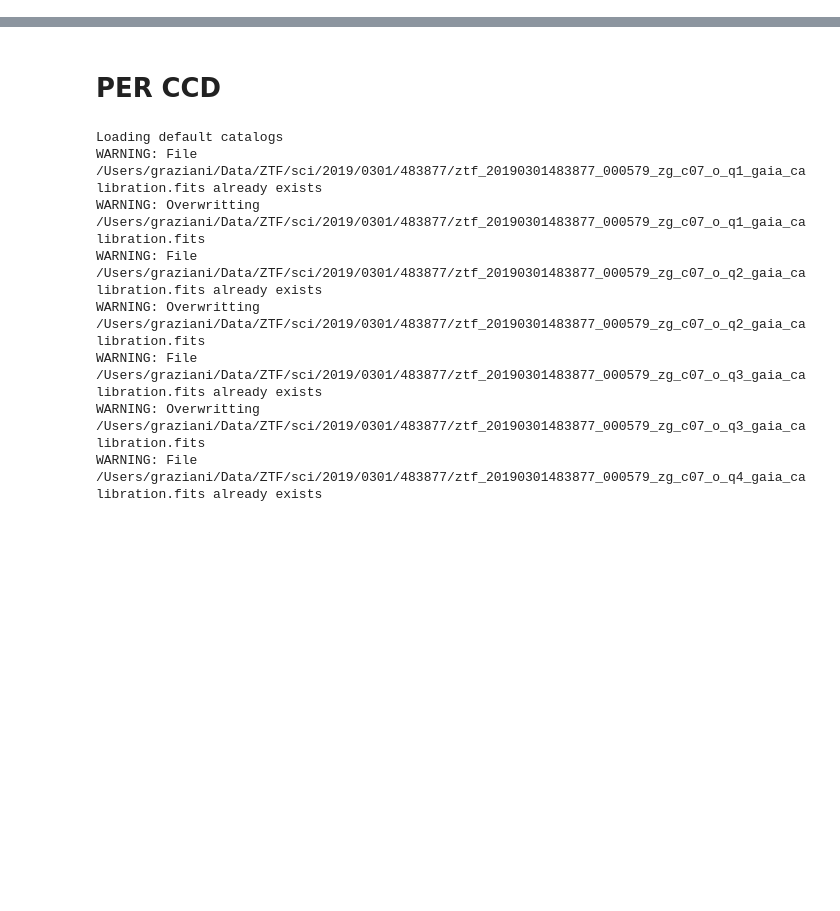
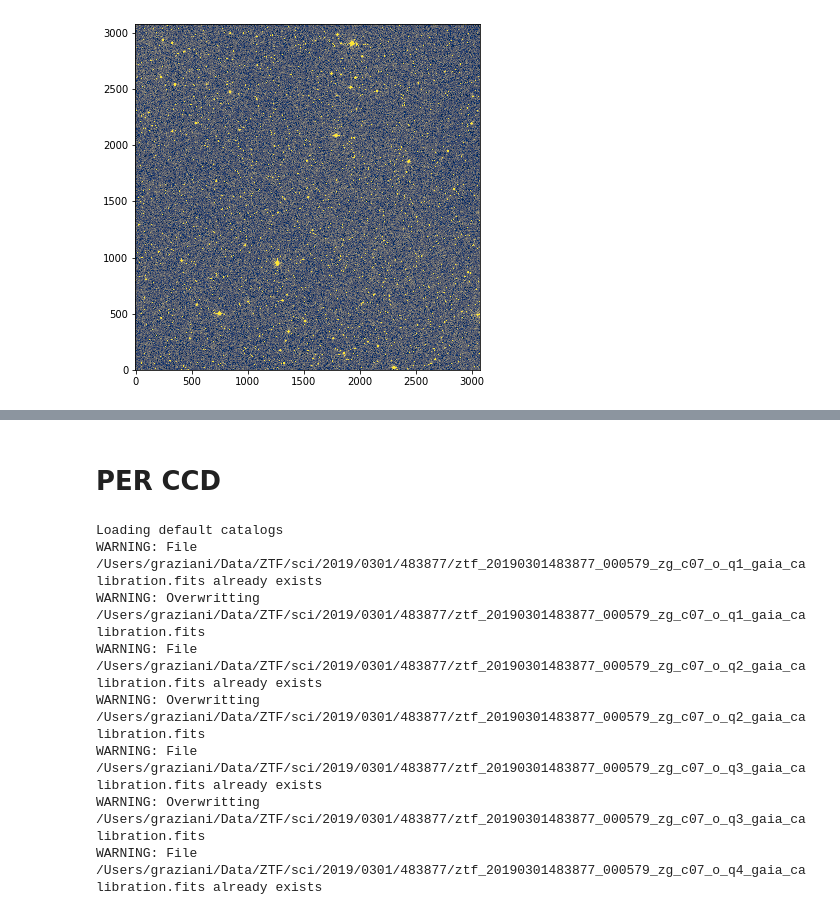
Before and after one commit to MickaelRigault/ziff, a Jupyter notebook: notebooks/devel.ipynb, the cells around one changed output, grey strips where cells are left out. Cells and saved outputs as stored; diff of their text form; code cells hidden in the pictures; blank space fills up the shorter version.

```diff
--- a/notebooks/devel.ipynb
+++ b/notebooks/devel.ipynb
@@ -14,6 +14,9 @@ logging.info("test")
 # %%
-img = '/Users/graziani/Data/ZTF/sci/2019/0301/483877/ztf_20190301483877_000579_zg_c08_o_q3_sciimg.fits'
-#img = '/Users/graziani/temp/ztf_20190917479850_000737_zi_c03_o_q4_sciimg.fits'
+#img = '/Users/graziani/Data/ZTF/sci/2019/0301/483877/ztf_20190301483877_000579_zg_c08_o_q3_sciimg.fits'
+img = '/Users/graziani/temp/ztf_20190917468333_000698_zi_c03_o_q2_sciimg.fits'
 # %%
-z = ziff.ziff.Ziff(img,logger=logger,build_default_cat = True, load_default_cat = False)
+z = ziff.ziff.Ziff(img,logger=logger,build_default_cat = False, load_default_cat = True)
+_ = z.get_ztfimg()[0].show()
+fig = _.get_figure()
+fig.savefig('../examples/figures/sciimg.pdf')
 # %% [output]
@@ -24,0 +24 @@ WARNING: Overwritting /Users/graziani/Data/ZTF/sci/2019/0301/483877/ztf_20190301
+[figure, added]
```
Also changed, not shown: parts of 11 cells of this notebook, 3 other files.
